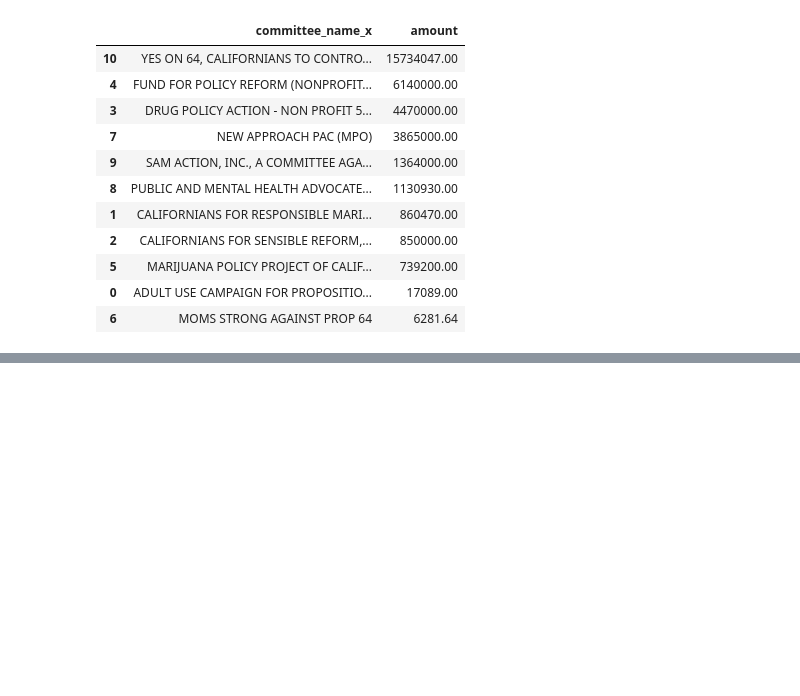
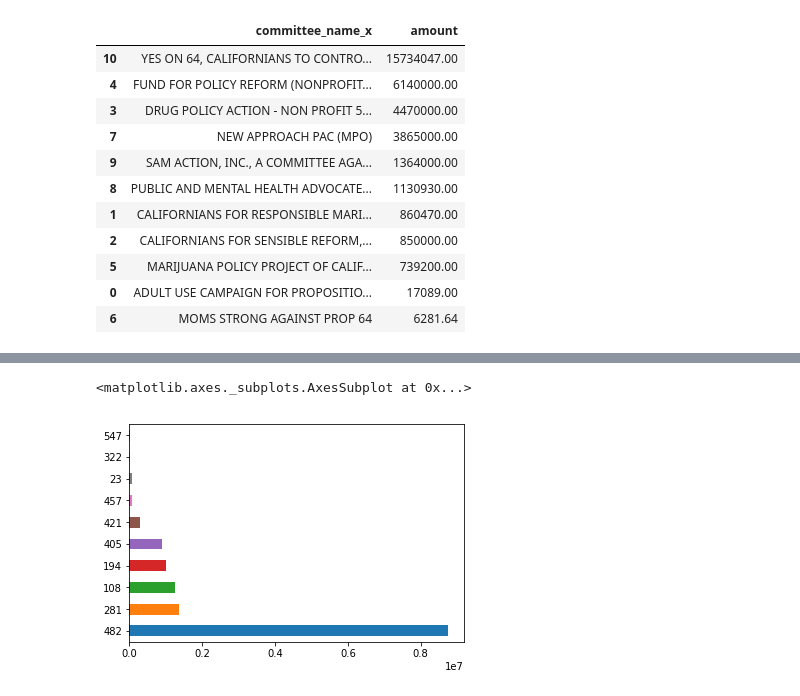
Before and after one commit to naterattner/first-python-notebook, a Jupyter notebook: prop-64-analysis.ipynb, the cells around one changed output, grey strips where cells are left out. Cells and saved outputs as stored; diff of their text form; code cells hidden in the pictures; blank space fills up the shorter version.

Commit message:
cleaned name column

```diff
--- a/prop-64-analysis.ipynb
+++ b/prop-64-analysis.ipynb
@@ -315,0 +316,5 @@ chart.set_yticklabels(top_supporters.contributor_fullname)
+# %%
+def combine_names(row):
+    if row.contributor_fullname.startswith('SEAN PARKER'):
+        return 'SEAN PARKER'
+    return row.contributor_fullname
@@ -315,0 +341,2 @@ chart.set_yticklabels(top_supporters.contributor_fullname)
+# %%
+top_supporters['contributor_cleanname'] = top_supporters.apply(combine_names, axis=1)
@@ -315,0 +357,7 @@ chart.set_yticklabels(top_supporters.contributor_fullname)
+# %%
+top_supporters_clean = top_supporters.groupby("contributor_cleanname").amount.sum().reset_index().sort_values("amount", ascending=False).head(10)
+# %%
+top_supporters_clean.head(10).amount.plot.barh()
+# %% [output]
+<matplotlib.axes._subplots.AxesSubplot at 0x...>
+[figure, added]
```
Also changed, not shown: parts of 7 cells of this notebook.
